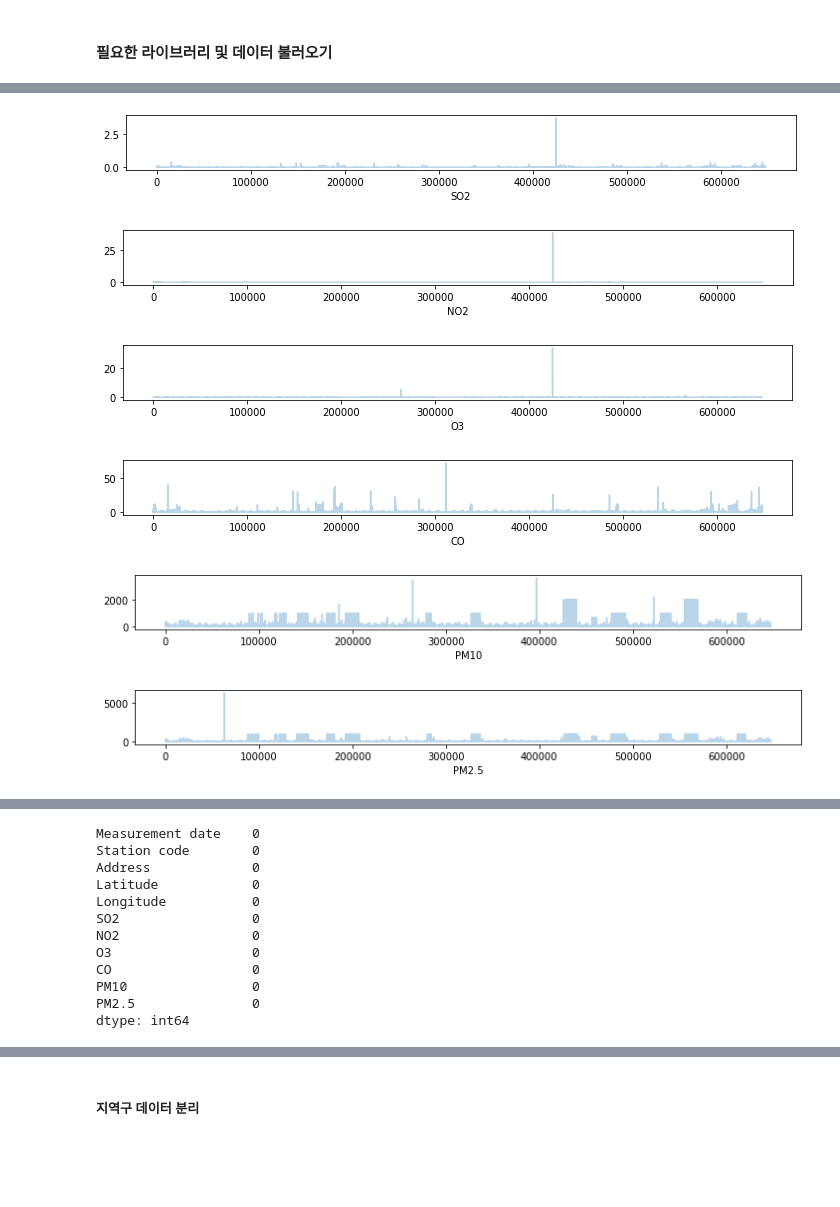
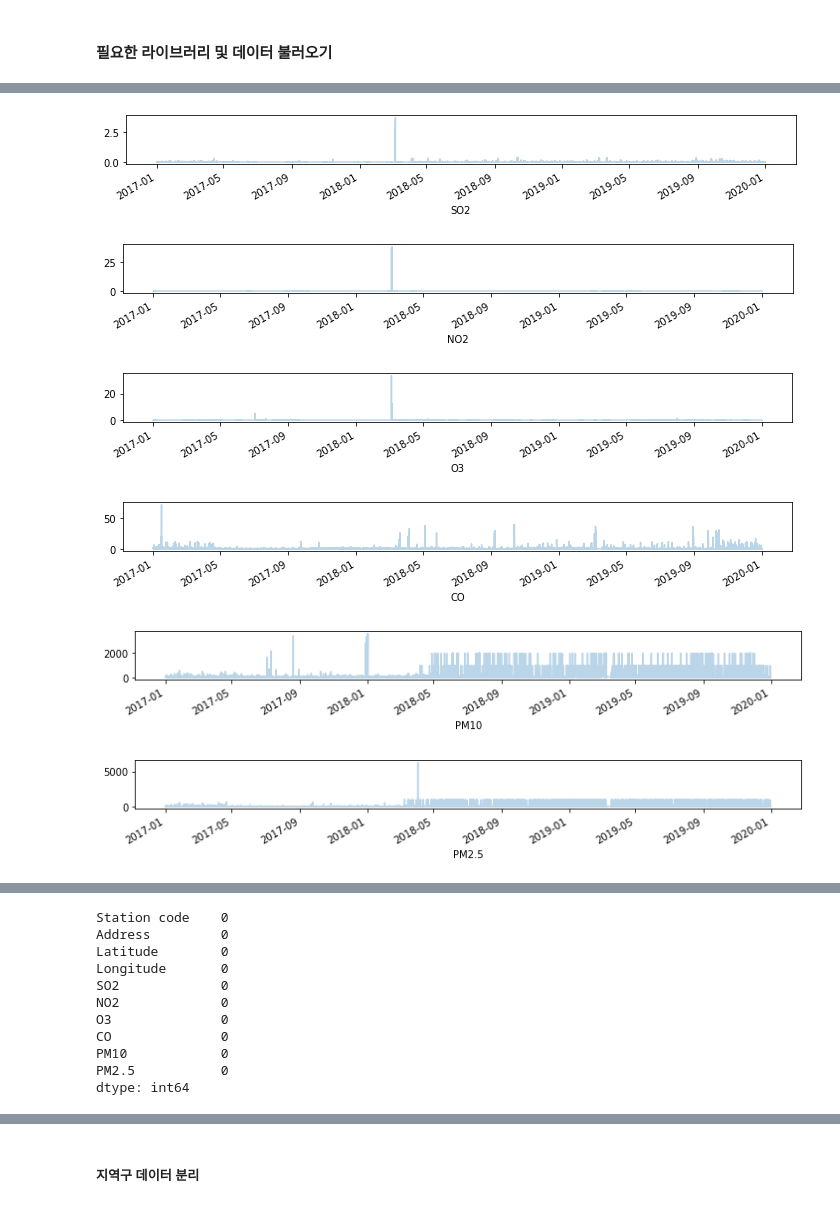
Before and after one commit to JiwooKimm/Personal_Projects, a Jupyter notebook: Forecaster_Airpollutant_Seoul/AirPollutionSeoul_LSTM.ipynb, the cells around one changed output, grey strips where cells are left out. Saved outputs shown, nothing was run; the diff lists cells and outputs as text; code cells hidden in the pictures; blank space fills up the shorter version.

```diff
--- a/Forecaster_Airpollutant_Seoul/AirPollutionSeoul_LSTM.ipynb
+++ b/Forecaster_Airpollutant_Seoul/AirPollutionSeoul_LSTM.ipynb
@@ -34,4 +36,8 @@ data.head()
 | 2 | 2017-01-01 02:00 | 101 | 19, Jong-ro 35ga-gil, Jongno-gu, ... | 37.572016 | 127.005008 | 0.004 | 0.056 | 0.002 | 1.2 | ... |
 | 3 | 2017-01-01 03:00 | 101 | 19, Jong-ro 35ga-gil, Jongno-gu, ... | 37.572016 | 127.005008 | 0.004 | 0.056 | 0.002 | 1.2 | ... |
 | 4 | 2017-01-01 04:00 | 101 | 19, Jong-ro 35ga-gil, Jongno-gu, ... | 37.572016 | 127.005008 | 0.003 | 0.051 | 0.002 | 1.2 | ... |
+# %%
+from datetime import datetime
+data['Measurement date'] = pd.to_datetime(data['Measurement date'])
+data.set_index('Measurement date', drop=True, inplace=True)
 # %% [markdown]
@@ -39,19 +54,20 @@ data.head()
 # %%
 # 데이터 확인
 
 for i in range(6):
   plt.figure(figsize=(12,1))
-  d= data.iloc[:,5+i]
+  d= data.iloc[:,4+i]
   d[d >= 0 ].plot(alpha=0.3)
-  plt.xlabel(str(data.columns[5+i]))
+
+  plt.xlabel(str(data.columns[4+i]))
   plt.show()
 # %% [output]
-[figure, old version]
+[figure, new version]
-[figure, old version]
+[figure, new version]
-[figure, old version]
+[figure, new version]
-[figure, old version]
+[figure, new version]
-[figure, old version]
+[figure, new version]
-[figure, old version]
+[figure, new version]
 # %%
 #check Null
 data.describe()
@@ -69,15 +85,14 @@ data.describe()
 #check num of NaN
 data.isna().sum()
 # %% [output]
-Measurement date    0
-Station code        0
-Address             0
-Latitude            0
-Longitude           0
-SO2                 0
-NO2                 0
-O3                  0
-CO                  0
-PM10                0
-PM2.5               0
+Station code    0
+Address         0
+Latitude        0
+Longitude       0
+SO2             0
+NO2             0
+O3              0
+CO              0
+PM10            0
+PM2.5           0
 dtype: int64
```
Also changed, not shown: parts of 39 cells of this notebook, 45 other files.
